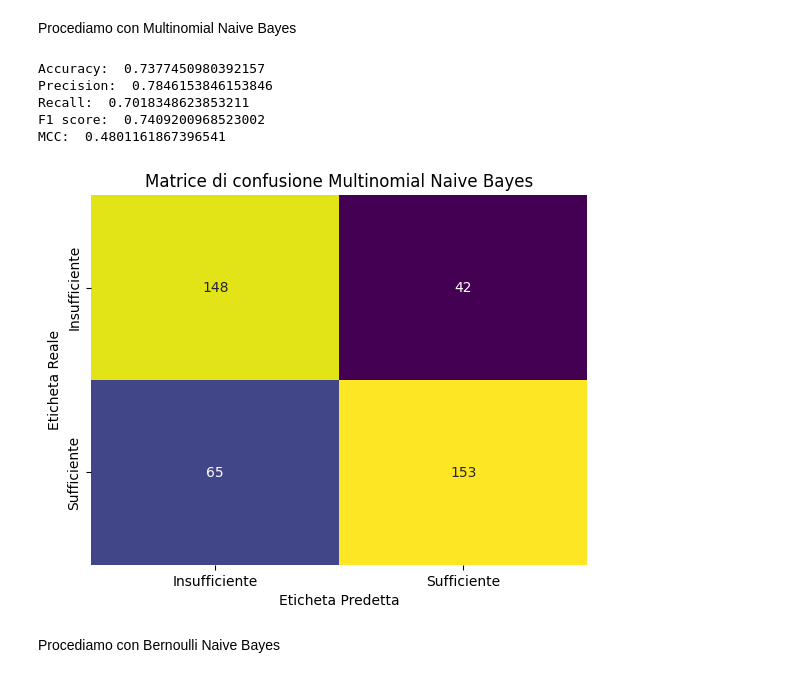
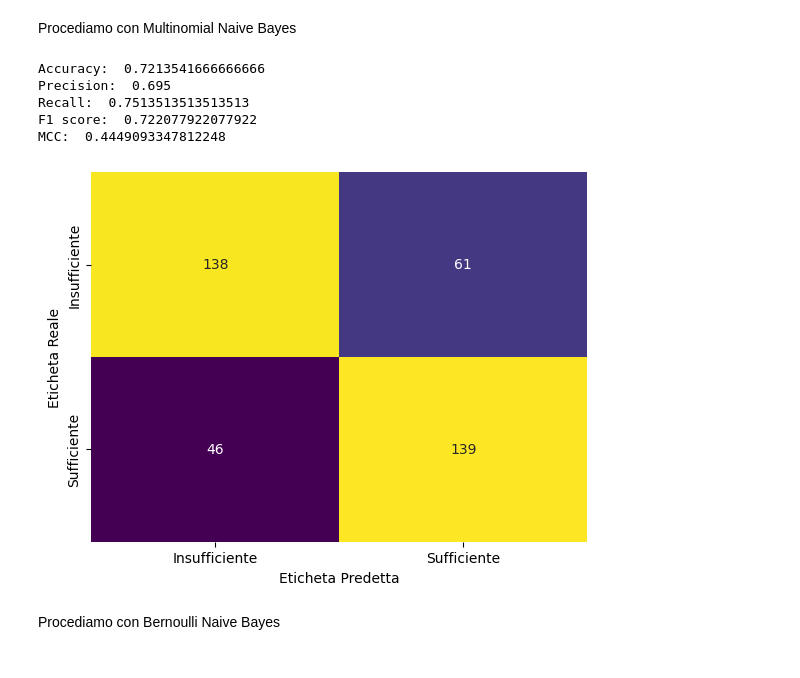
Before and after one commit to bafiuss/Sapore-DiVino, a Jupyter notebook: Sapore_DiVino-CODICE.ipynb, the cells around one changed output. Cells and saved outputs as stored; diff of their text form; code cells hidden in the pictures.

Commit message:
modifiche di test

```diff
--- a/Sapore_DiVino-CODICE.ipynb
+++ b/Sapore_DiVino-CODICE.ipynb
@@ -255,3 +274,16 @@ Per poter affrontare al meglio il problema Data Balancing, mi rimangono due opzi
     -  Oversampling, ovvero aumentare il numero di campioni della classe minoritaria fino a raggiungere un equilibrio con le classi maggioritarie.
 # %% [markdown]
 Tra le due, ho scelto di utilizzare la tecnica dell'undersampling
+# %%
+from sklearn import preprocessing
+from imblearn.under_sampling import RandomUnderSampler
+from collections import Counter
+
+X = dataset.drop('quality', axis = 1)
+Y = dataset['quality']
+
+rus = RandomUnderSampler(random_state=42)
+
+X_train_rus, y_train_rus= rus.fit_resample(X, Y)
+
+print(sorted(Counter(y_train_rus).items()))
@@ -258,13 +292,15 @@ Tra le due, ho scelto di utilizzare la tecnica dell'undersampling
 # %%
-from sklearn import preprocessing
-from imblearn.under_sampling import RandomUnderSampler
-from collections import Counter
+#VERSIONE PRECEDETNTE CORRETTA
 
-lab_enc = preprocessing.LabelEncoder()
-encoded_train_Y = lab_enc.fit_transform(Y_train)
+#from sklearn import preprocessing
+#from imblearn.under_sampling import RandomUnderSampler
+#from collections import Counter
 
-rus = RandomUnderSampler(random_state=42)
+#lab_enc = preprocessing.LabelEncoder()
+#encoded_train_Y = lab_enc.fit_transform(Y_train)
 
-X_train_rus, y_train_rus= rus.fit_resample(X_train, encoded_train_Y)
+#rus = RandomUnderSampler(random_state=42)
 
-print(sorted(Counter(y_train_rus).items()))
+#X_train_rus, y_train_rus= rus.fit_resample(X_train, encoded_train_Y)
+
+#print(sorted(Counter(y_train_rus).items()))
@@ -283,0 +338,4 @@ Esistono diversi tipi di algoritmi di Bayes:
+# %%
+from sklearn.model_selection import train_test_split
+
+X_train, X_test, Y_train, Y_test = train_test_split(X_train_rus, y_train_rus, test_size = 0.30, random_state = 42)
@@ -292,7 +362,7 @@ cmplnb = ComplementNB()
 # %% [markdown]
 Scriviamo il codice riguardante il Gaussian Naive Bayes
 # %%
-gnb.fit(X_train_rus,y_train_rus) #training
+gnb.fit(X_train,Y_train) #training
 y_pred = gnb.predict(X_test) #testing
 # %% [markdown]
 Stampo quelli che sono i valori dell'accuracy, precision, recall, F1 score e MCC
@@ -329,35 +399,35 @@ plt.show()
 # %% [markdown]
 Procediamo con Multinomial Naive Bayes
 # %%
-mnb.fit(X_train_rus,y_train_rus)
+mnb.fit(X_train,Y_train)
 y_pred_2 = mnb.predict(X_test)
 
 accuracyMNB = accuracy_score(Y_test,y_pred_2)
 precisionMNB = precision_score(Y_test,y_pred_2)
 recallMNB = recall_score(Y_test,y_pred_2)
 mccMNB = matthews_corrcoef(Y_test, y_pred_2)
 f1_scoreMNB = f1_score(Y_test, y_pred_2)
 print('Accuracy: ' , accuracyMNB)
 print('Precision: ' , precisionMNB)
 print('Recall: ' , recallMNB)
 print('F1 score: ', f1_scoreMNB)
 print('MCC: ', mccMNB)
 
 
 labels=['Insufficiente', 'Sufficiente']
 confusion_matrix_result = confusion_matrix(Y_test,y_pred_2)
 sns.heatmap(confusion_matrix_result, annot=True, fmt='d', cmap='viridis', xticklabels=labels, yticklabels=labels,cbar=False)
-plt.title('Matrice di confusione Multinomial Naive Bayes')
+#plt.title('Matrice di confusione Multinomial Naive Bayes')
 plt.xlabel('Eticheta Predetta')
 plt.ylabel('Eticheta Reale')
 plt.show()
 # %% [output]
-Accuracy:  0.7377450980392157
-Precision:  0.7846153846153846
-Recall:  0.7018348623853211
-F1 score:  0.7409200968523002
-MCC:  0.4801161867396541
+Accuracy:  0.7213541666666666
+Precision:  0.695
+Recall:  0.7513513513513513
+F1 score:  0.722077922077922
+MCC:  0.4449093347812248
-[figure, old version]
+[figure, new version]
 # %% [markdown]
 Procediamo con Bernoulli Naive Bayes
 # %%
```
Also changed, not shown: parts of 21 cells of this notebook.
